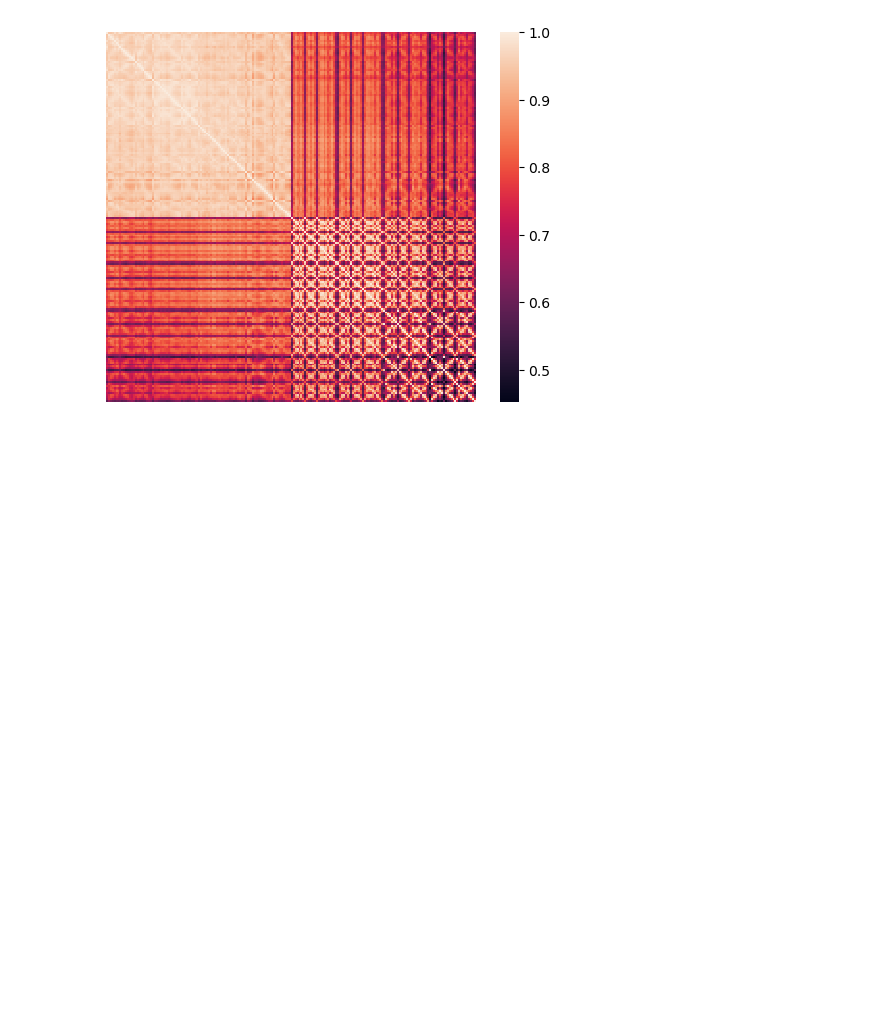
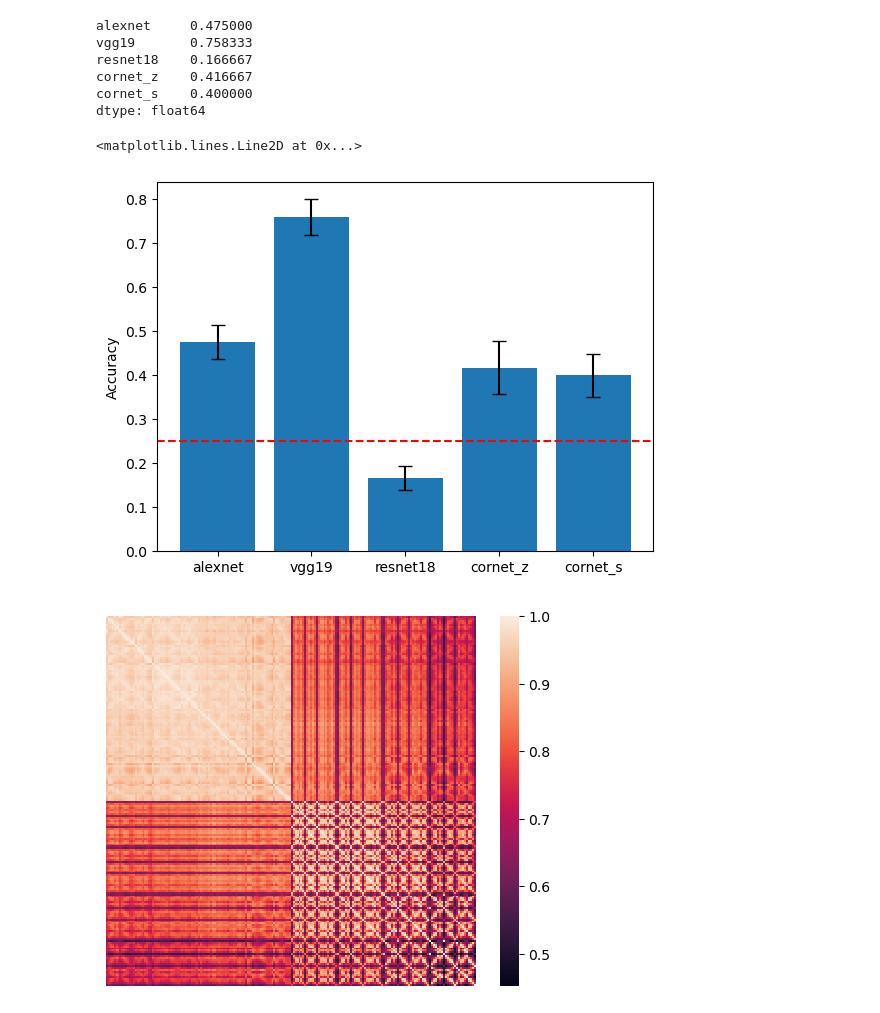
Before and after one commit to vayzenb/goodale-milner-test, a Jupyter notebook: dnn_playground.ipynb, the cells around one changed output. Drawn from its saved outputs; the diff is of its cells as text; code cells hidden in the pictures; blank space fills up the shorter version.

Commit message:
updated stim

```diff
--- a/dnn_playground.ipynb
+++ b/dnn_playground.ipynb
@@ -33,12 +33,7 @@ exemplar_num = 5
 #create list of 8 categerories of 24 exemplars each
 labels = np.asanyarray([np.zeros(exemplar_num) + i for i in range(cat_num)])
 labels = labels.flatten()
-splits = 20
-sss = StratifiedShuffleSplit(n_splits=splits, test_size=0.2)
-
-
-
-
+splits = 30
 
 
 
@@ -77,3 +69,5 @@ def load_model(model_arch):
     elif model_arch =='resnet18':
         model = resnet18(pretrained=True)
         layer_call = "getattr(model,'avgpool')"
+
+    return model, layer_call
@@ -205,0 +156,12 @@ np.std(acc)/np.sqrt(splits)
+# %%
+
+models = ['alexnet','vgg19','resnet18','cornet_z','cornet_s']
+model_df = pd.DataFrame(columns = models)
+for model_arch in models:
+    model, layer_call = load_model(model_arch)
+
+    acts = extract_acts(model, stim_dir, transform, layer_call)
+
+    acc = classify(acts, labels, splits)
+
+    model_df[model_arch] = acc
@@ -206,3 +174,26 @@ np.std(acc)/np.sqrt(splits)
+# %%
+model_df.mean()
+# %% [output]
+alexnet     0.475000
+vgg19       0.758333
+resnet18    0.166667
+cornet_z    0.416667
+cornet_s    0.400000
+dtype: float64
+# %%
+#plot acc and SE for all models
+fig, ax = plt.subplots()
+plt.bar(model_df.columns, model_df.mean())
+plt.errorbar(np.arange(len(model_df.mean())), model_df.mean(), yerr=model_df.sem(),color='k', linestyle='None', capsize=5)
+
+
+ax.set_ylabel('Accuracy')
+
+#add horizontal line at chance
+ax.axhline(y=1/cat_num, color='r', linestyle='--')
+# %% [output]
+<matplotlib.lines.Line2D at 0x...>
+[figure, added]
 # %%
 #create correlation matrix for activations
 corr = np.corrcoef(acts)
```
Also changed, not shown: parts of 6 cells of this notebook, 1 other file.
